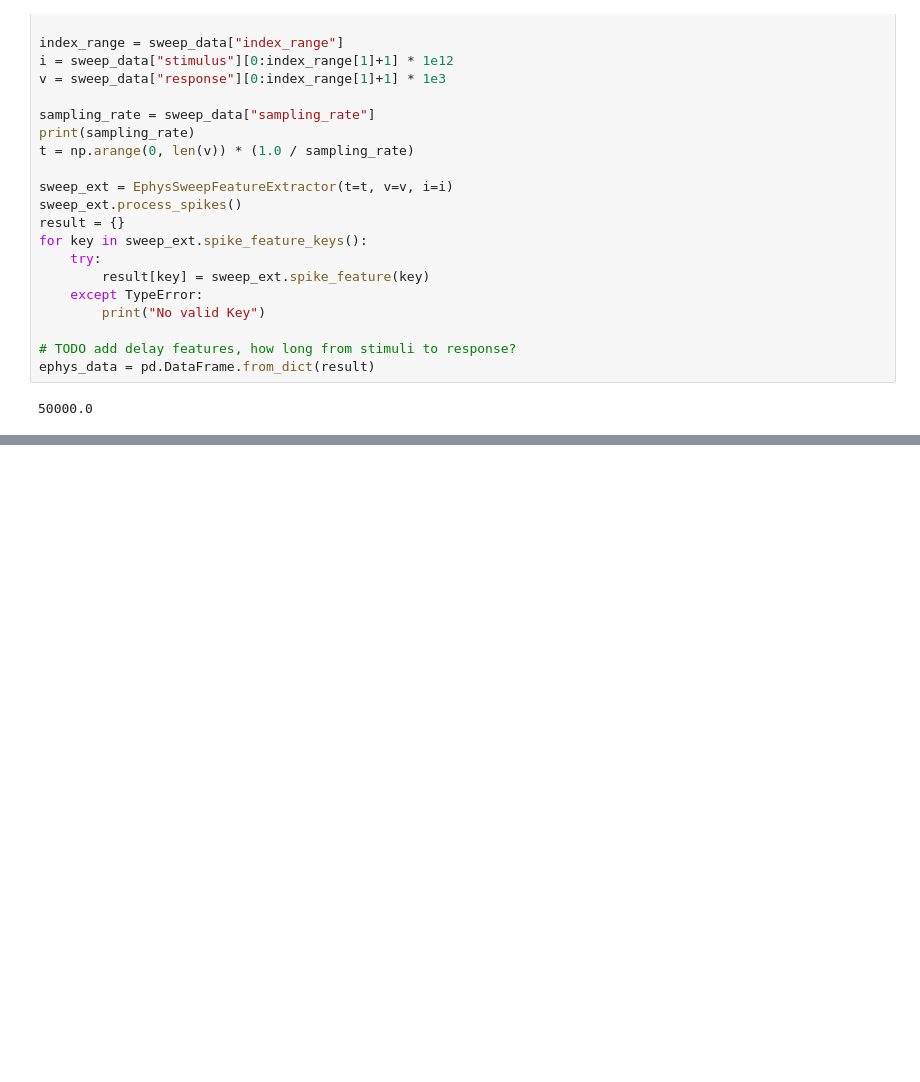
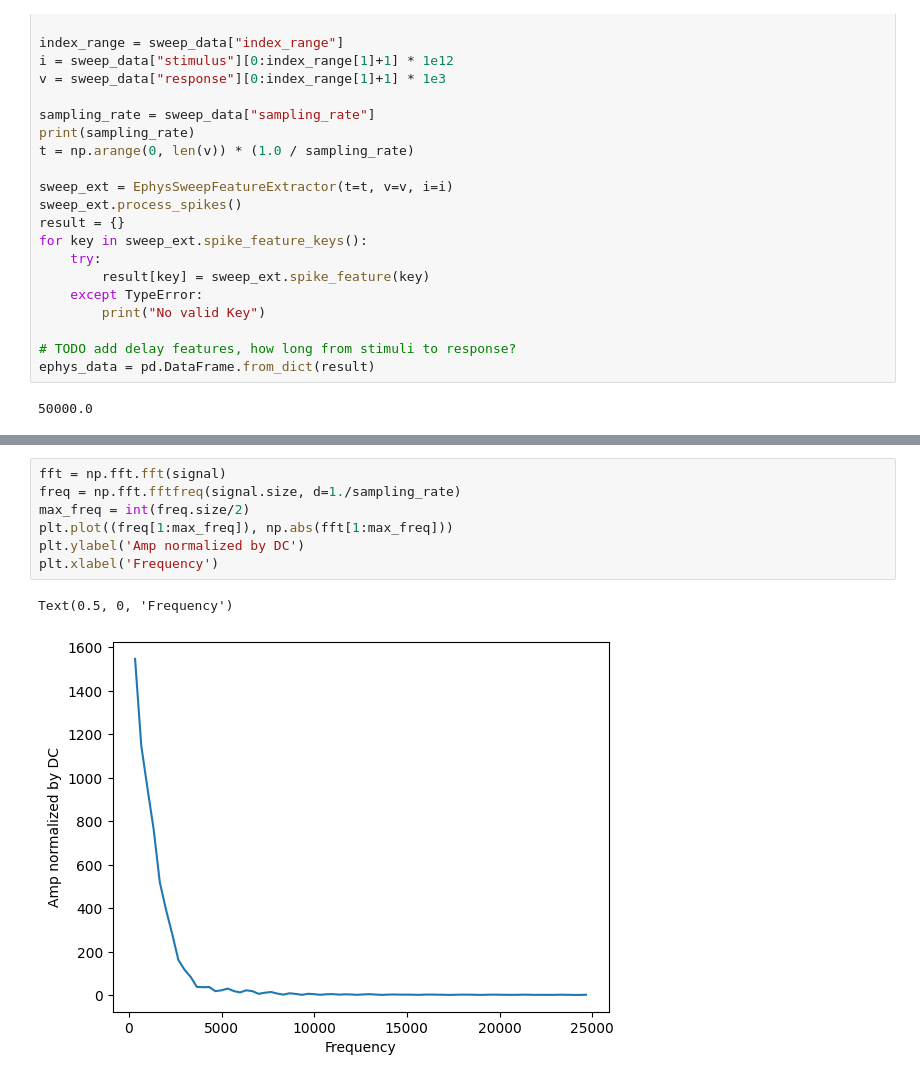
Before and after one commit to ofek181/Neuronal-Cell-Type-Classification, a Jupyter notebook: temp_fourier.ipynb, the cells around one changed output, grey strips where cells are left out. Drawn from its saved outputs; the diff is of its cells as text; blank space fills up the shorter version.

```diff
--- a/temp_fourier.ipynb
+++ b/temp_fourier.ipynb
@@ -136,0 +143,10 @@ Text(0.5, 0, 'Frequency')
+# %%
+fft = np.fft.fft(signal)
+freq = np.fft.fftfreq(signal.size, d=1./sampling_rate)
+max_freq = int(freq.size/2)
+plt.plot((freq[1:max_freq]), np.abs(fft[1:max_freq]))
+plt.ylabel('Amp normalized by DC')
+plt.xlabel('Frequency')
+# %% [output]
+Text(0.5, 0, 'Frequency')
+[figure, added]
```
Also changed, not shown: parts of 7 cells of this notebook.
